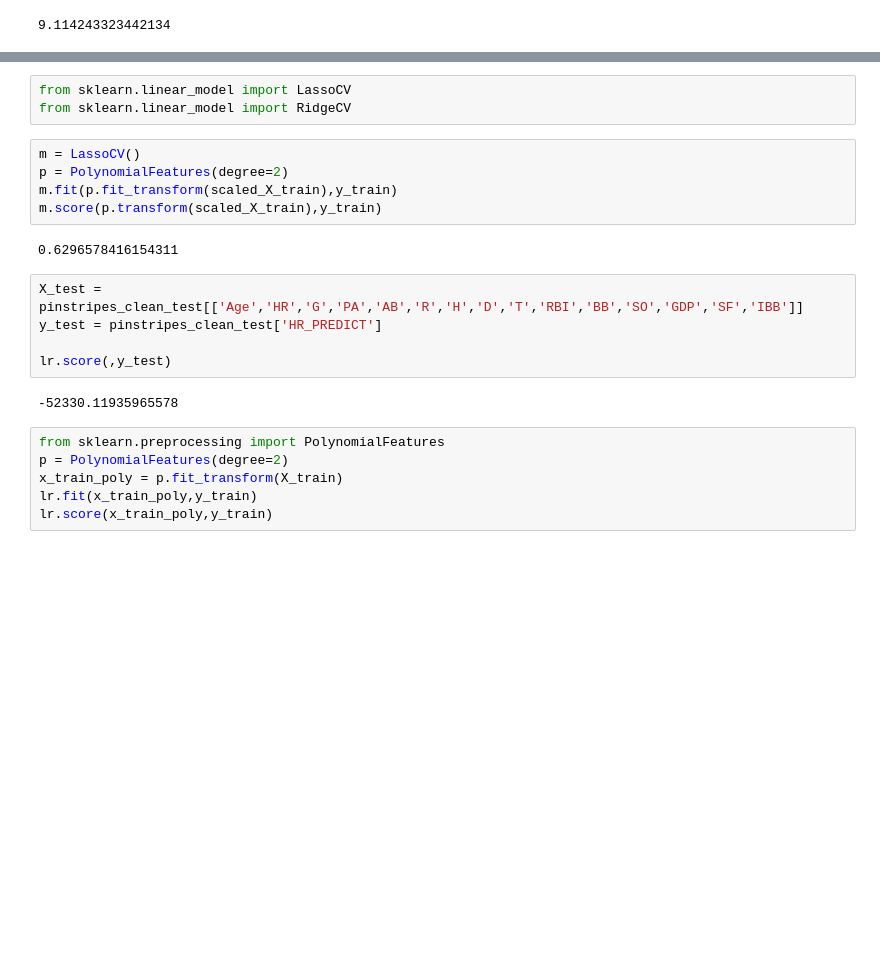
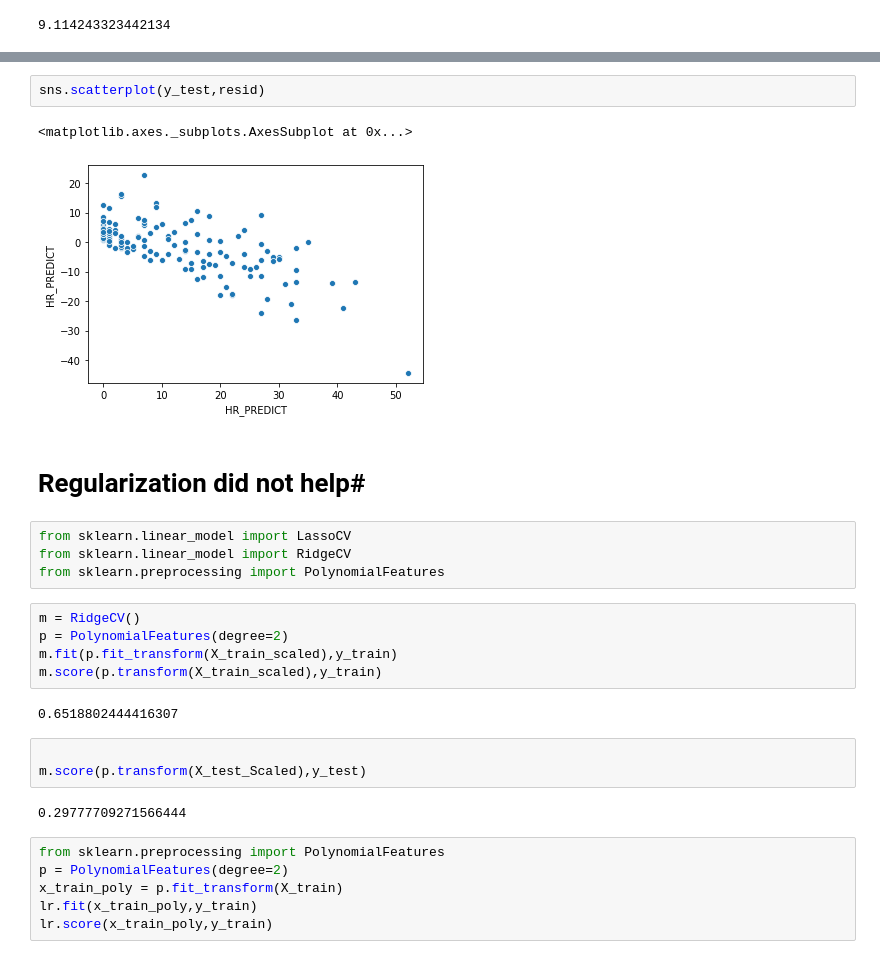
Before and after one commit to Ezuniga13/Home-Run-regression, a Jupyter notebook: Bronx Bombers.ipynb, the cells around one changed output, grey strips where cells are left out. Drawn from its saved outputs; the diff is of its cells as text; blank space fills up the shorter version.

```diff
--- a/Bronx Bombers.ipynb
+++ b/Bronx Bombers.ipynb
@@ -461,20 +521,26 @@ list(zip(features,lr.coef_))
+# %%
+sns.scatterplot(y_test,resid)
+# %% [output]
+<matplotlib.axes._subplots.AxesSubplot at 0x...>
+[figure, added]
+# %% [markdown]
+# Regularization did not help#
 # %%
 from sklearn.linear_model import LassoCV
 from sklearn.linear_model import RidgeCV
+from sklearn.preprocessing import PolynomialFeatures
 # %%
-m = LassoCV()
+m = RidgeCV()
 p = PolynomialFeatures(degree=2)
-m.fit(p.fit_transform(scaled_X_train),y_train)
-m.score(p.transform(scaled_X_train),y_train)
+m.fit(p.fit_transform(X_train_scaled),y_train)
+m.score(p.transform(X_train_scaled),y_train)
 # %% [output]
-0.6296578416154311
+0.6518802444416307
-# %%
-X_test = pinstripes_clean_test[['Age','HR','G','PA','AB','R','H','D','T','RBI','BB','SO','GDP','SF','IBB']]
-y_test = pinstripes_clean_test['HR_PREDICT']
-
-lr.score(,y_test)
-# %% [output]
--52330.11935965578
+# %%
+
+m.score(p.transform(X_test_Scaled),y_test)
+# %% [output]
+0.29777709271566444
 # %%
 from sklearn.preprocessing import PolynomialFeatures
 p = PolynomialFeatures(degree=2)
```
Also changed, not shown: parts of 44 cells of this notebook.
